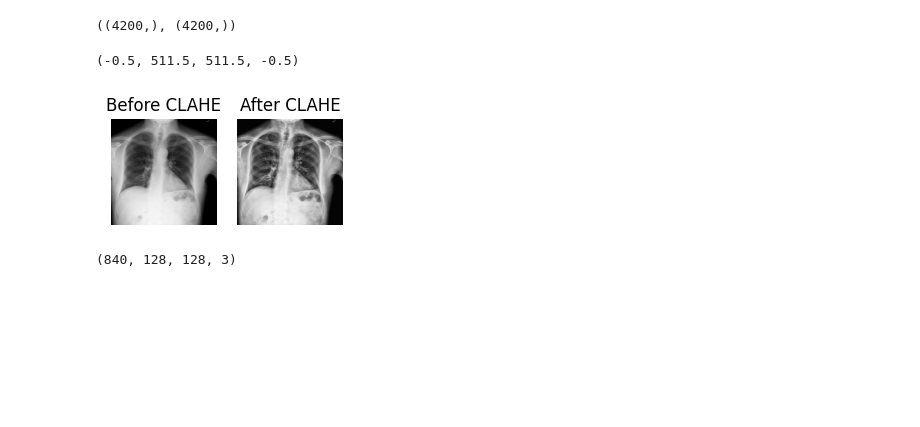
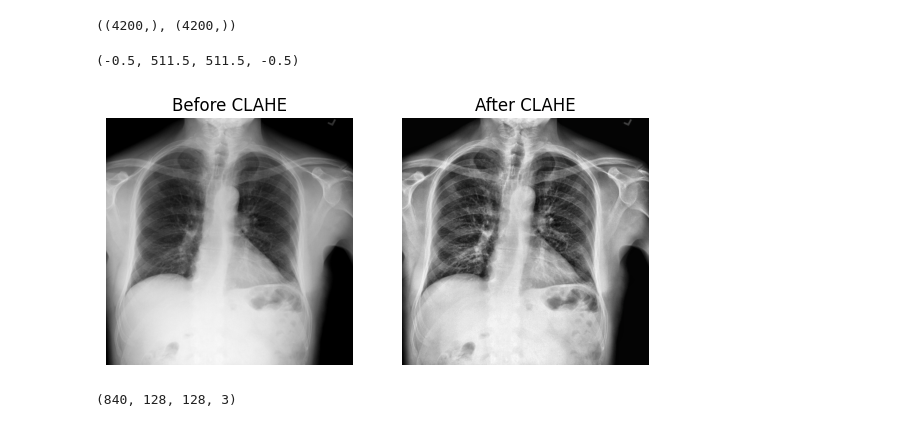
Before and after one commit to HabilAmardias/Tuberculosis-Chest-X-Ray-Classification-ViT, a Jupyter notebook: main.ipynb, the cells around one changed output. Cells and saved outputs as stored; diff of their text form; code cells hidden in the pictures; blank space fills up the shorter version.

Commit message:
update figsize

```diff
--- a/main.ipynb
+++ b/main.ipynb
@@ -31,22 +31,22 @@ import matplotlib.pyplot as plt
 # %%
 image_1=x_train[0]
 image_1=cv2.imread(image_1)
 lab=cv2.cvtColor(image_1,cv2.COLOR_BGR2LAB)
 clahe=cv2.createCLAHE(2,(16,16))
 lab[:, :, 0]=clahe.apply(lab[:, :, 0])
 image_1_equalized=cv2.cvtColor(lab,cv2.COLOR_LAB2BGR)
 image_1_equalized=cv2.cvtColor(image_1_equalized,cv2.COLOR_BGR2RGB)
 image_1=cv2.cvtColor(image_1,cv2.COLOR_BGR2RGB)
-_, ax = plt.subplots(1, 2, figsize=(3, 2))
+_, ax = plt.subplots(1, 2, figsize=(7, 7))
 ax[0].imshow(image_1)
 ax[0].set_title("Before CLAHE")
 ax[0].axis("off")
 ax[1].imshow(image_1_equalized)
 ax[1].set_title("After CLAHE")
 ax[1].axis("off")
 # %% [output]
 (-0.5, 511.5, 511.5, -0.5)
-[figure, old version]
+[figure, new version]
 # %%
 def image_preprocessing(path):
     img=cv2.imread(path)
```
